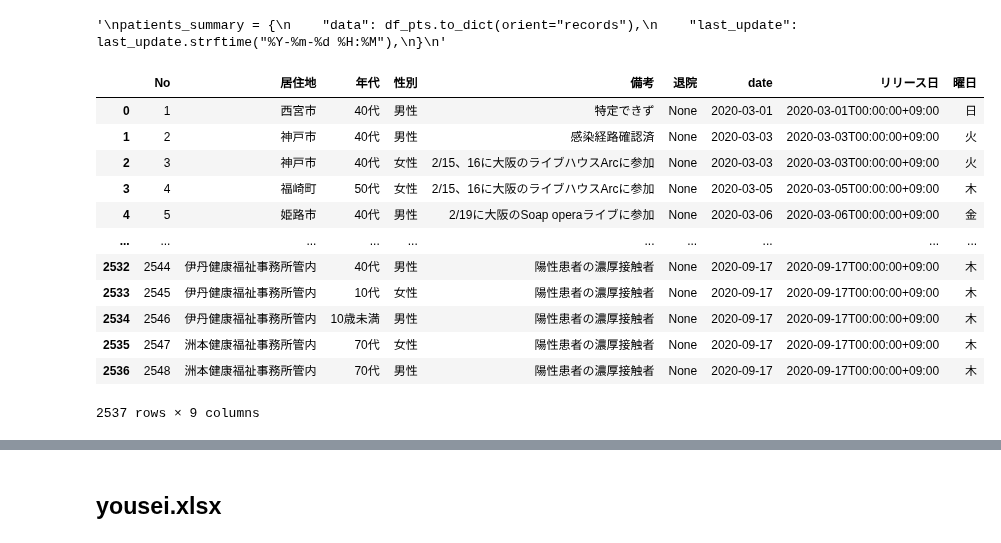
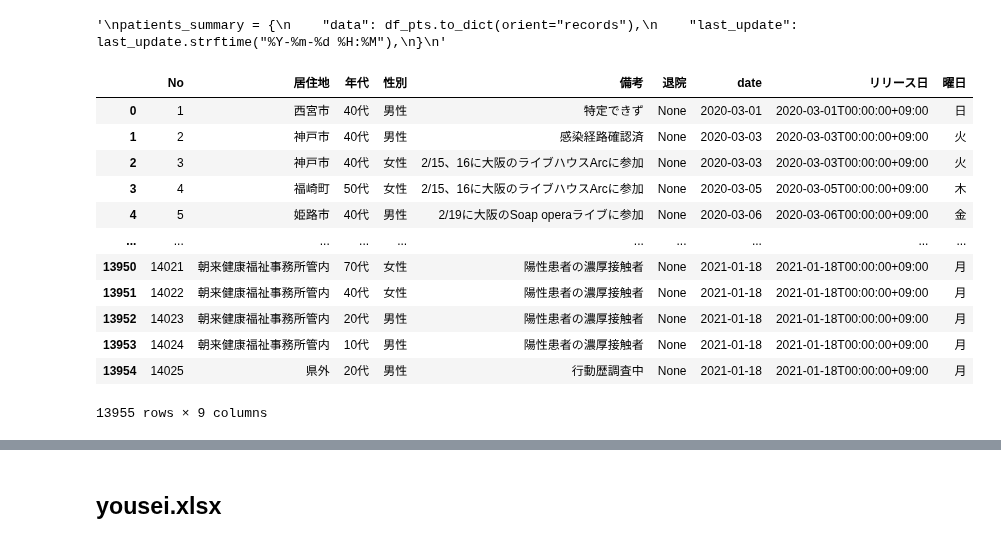
Before and after one commit to imabari/covid19-data, a Jupyter notebook: hyougo/hyougo_json_isoformat.ipynb, the cells around one changed output, grey strips where cells are left out. Saved outputs shown, nothing was run; the diff lists cells and outputs as text; code cells hidden in the pictures.

```diff
--- a/hyougo/hyougo_json_isoformat.ipynb
+++ b/hyougo/hyougo_json_isoformat.ipynb
@@ -24,9 +24,10 @@ Requirement already satisfied: decorator>=3.4.2 in /usr/local/lib/python3.6/dist
 Installing collected packages: retry
 Successfully installed retry-0.9.2
 # %%
-PCR_XLSX = "https://web.pref.hyogo.lg.jp/kk03/documents/pcr.xlsx"
-YOUSEI_XLSX = "https://web.pref.hyogo.lg.jp/kk03/documents/yousei.xlsx"
-KANJA_HTML = "https://web.pref.hyogo.lg.jp/kk03/corona_kanjyajyokyo.html"
+PCR_XLSX = "https://web.pref.hyogo.lg.jp/kf16/documents/pcr.xlsx"
+YOUSEI_XLSX = "https://web.pref.hyogo.lg.jp/kf16/documents/yousei.xlsx"
+KANJA_XLSX = "https://web.pref.hyogo.lg.jp/kk03/documents/corona_kanjyajyokyo.xlsx"
+KANJA_HTML = "https://web.pref.hyogo.lg.jp/kk03/corona_hasseijyokyo.html"
 
 DOWNLOAD_DIR = "download"
 DATA_DIR = "data"
@@ -458,4 +460,13 @@ link = urljoin(KANJA_HTML, tag.get("href"))
 # %%
 kanja_path = get_file(link, DOWNLOAD_DIR)
 # %%
-df_head = pd.read_excel(kanja_path, header=None, skiprows=4).dropna(how="all", axis=1)
+df_head = pd.read_excel(kanja_path, header=None, skiprows=3).dropna(thresh=5, axis=1)
+# %%
+df_head.columns = ["".join(i).strip() for i in df_head.head(2).fillna("").astype(str).T.values]
+df_tmp = df_head.iloc[2:, :].copy().reset_index(drop=True)
+
+df_kanja = df_tmp[df_tmp["番号"].notnull()].copy()
+
+df_kanja.dropna(how="all", axis=1, inplace=True)
+
+df_kanja.to_csv("kanja.csv")
@@ -462,12 +476,5 @@ df_head = pd.read_excel(kanja_path, header=None, skiprows=4).dropna(how="all", a
 # %%
-df_head.columns = ["".join(i).strip() for i in df_head.head(2).fillna("").T.values]
-df_tmp = df_head.iloc[2:, :].copy().reset_index(drop=True)
-
-df_kanja = df_tmp[df_tmp["番号"].notnull()].copy()
-
-df_kanja.dropna(how="all", axis=1, inplace=True)
-
-df_kanja.dropna(thresh=3, inplace=True)
+df_kanja.dropna(thresh=5, inplace=True)
 
 df_kanja.columns = df_kanja.columns.map(lambda s: s.replace("\n", ""))
 
@@ -526,39 +533,41 @@ dumps_json("patients_summary.json", patients_summary)
 # 陽性患者情報
 
 df_pt = df_kanja.loc[:, ["発表日", "居住地", "年代", "性別", "備考欄"]].sort_index().reset_index()
 df_pt.head(10)
 
 df_pt["退院"] = None
 
 df_pt["date"] = df_pt["発表日"].dt.strftime("%Y-%m-%d")
 df_pt["リリース日"] = df_pt["発表日"].apply(lambda d: pd.Timestamp(d, tz='Asia/Tokyo').isoformat())
 
 week = ["月", "火", "水", "木", "金", "土", "日"]
 
 df_pt["曜日"] = df_pt["発表日"].dt.dayofweek.apply(lambda x: week[x])
 
 df_pt["備考欄"] = df_pt["備考欄"].str.replace("NO.|N0.|NO,|N0,|No,", "No.")
 df_pt["備考欄"] = df_pt["備考欄"].str.replace("・", "、")
 df_pt["備考欄"] = df_pt["備考欄"].fillna("")
 df_pt.rename(columns={"番号": "No", "備考欄": "備考"}, inplace=True)
 
+df_pt["性別"] = df_pt["性別"].str.replace("\s", "", regex=True)
+
 df_pt.drop("発表日", axis=1, inplace=True)
 
 df_pt
 # %% [output]
 |  | No | 居住地 | 年代 | 性別 | 備考 | 退院 | date | リリース日 | 曜日 |
 | 0 | 1 | 西宮市 | 40代 | 男性 | 特定できず | None | 2020-03-01 | 2020-03-01T00:00:00+09:00 | 日 |
 | 1 | 2 | 神戸市 | 40代 | 男性 | 感染経路確認済 | None | 2020-03-03 | 2020-03-03T00:00:00+09:00 | 火 |
 | 2 | 3 | 神戸市 | 40代 | 女性 | 2/15、16に大阪のライブハウスArcに参加 | None | 2020-03-03 | 2020-03-03T00:00:00+09:00 | 火 |
 | 3 | 4 | 福崎町 | 50代 | 女性 | 2/15、16に大阪のライブハウスArcに参加 | None | 2020-03-05 | 2020-03-05T00:00:00+09:00 | 木 |
 | 4 | 5 | 姫路市 | 40代 | 男性 | 2/19に大阪のSoap operaライブに参加 | None | 2020-03-06 | 2020-03-06T00:00:00+09:00 | 金 |
 | ... | ... | ... | ... | ... | ... | ... | ... | ... | ... |
-| 2532 | 2544 | 伊丹健康福祉事務所管内 | 40代 | 男性 | 陽性患者の濃厚接触者 | None | 2020-09-17 | 2020-09-17T00:00:00+09:00 | 木 |
-| 2533 | 2545 | 伊丹健康福祉事務所管内 | 10代 | 女性 | 陽性患者の濃厚接触者 | None | 2020-09-17 | 2020-09-17T00:00:00+09:00 | 木 |
-| 2534 | 2546 | 伊丹健康福祉事務所管内 | 10歳未満 | 男性 | 陽性患者の濃厚接触者 | None | 2020-09-17 | 2020-09-17T00:00:00+09:00 | 木 |
-| 2535 | 2547 | 洲本健康福祉事務所管内 | 70代 | 女性 | 陽性患者の濃厚接触者 | None | 2020-09-17 | 2020-09-17T00:00:00+09:00 | 木 |
-| 2536 | 2548 | 洲本健康福祉事務所管内 | 70代 | 男性 | 陽性患者の濃厚接触者 | None | 2020-09-17 | 2020-09-17T00:00:00+09:00 | 木 |
+| 13950 | 14021 | 朝来健康福祉事務所管内 | 70代 | 女性 | 陽性患者の濃厚接触者 | None | 2021-01-18 | 2021-01-18T00:00:00+09:00 | 月 |
+| 13951 | 14022 | 朝来健康福祉事務所管内 | 40代 | 女性 | 陽性患者の濃厚接触者 | None | 2021-01-18 | 2021-01-18T00:00:00+09:00 | 月 |
+| 13952 | 14023 | 朝来健康福祉事務所管内 | 20代 | 男性 | 陽性患者の濃厚接触者 | None | 2021-01-18 | 2021-01-18T00:00:00+09:00 | 月 |
+| 13953 | 14024 | 朝来健康福祉事務所管内 | 10代 | 男性 | 陽性患者の濃厚接触者 | None | 2021-01-18 | 2021-01-18T00:00:00+09:00 | 月 |
+| 13954 | 14025 | 県外 | 20代 | 男性 | 行動歴調査中 | None | 2021-01-18 | 2021-01-18T00:00:00+09:00 | 月 |
-2537 rows × 9 columns
+13955 rows × 9 columns
 # %%
 patients = {
     "data": df_pt.to_dict(orient="records"),
```
Also changed, not shown: parts of 23 cells of this notebook.
